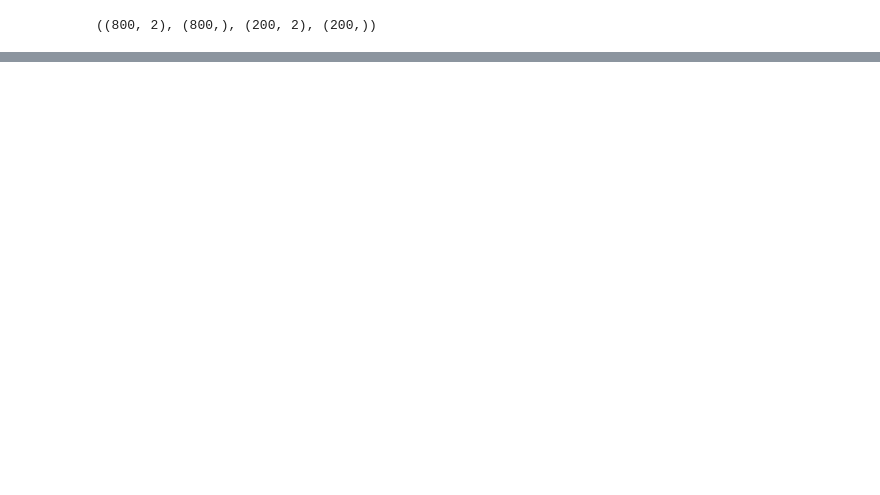
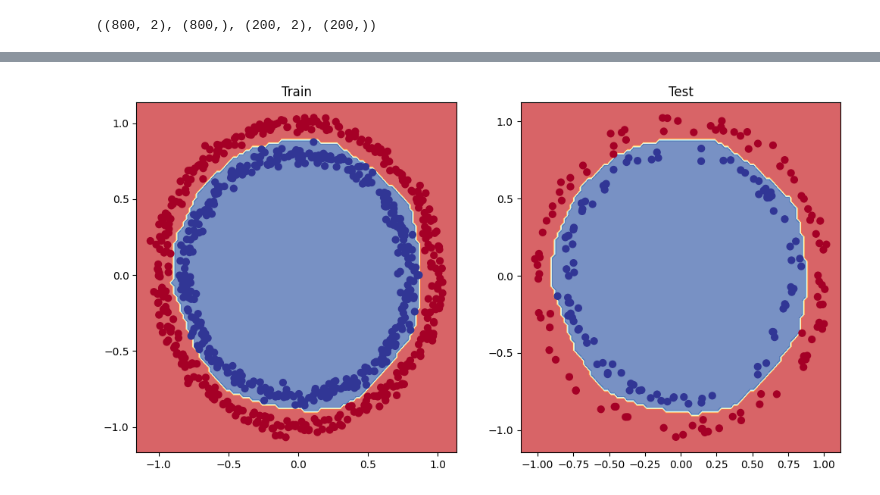
Before and after one commit to pravincoder/Fundamentals_tensorflow, a Jupyter notebook: Tensorflow_Neural_Network_Classification.ipynb, the cells around one changed output, grey strips where cells are left out. Saved outputs shown, nothing was run; the diff lists cells and outputs as text; code cells hidden in the pictures; blank space fills up the shorter version.

```diff
--- a/Tensorflow_Neural_Network_Classification.ipynb
+++ b/Tensorflow_Neural_Network_Classification.ipynb
@@ -307,3 +317,20 @@ X_test,y_test=X[800:],y[800:]
 (X_train.shape,y_train.shape,X_test.shape,y_test.shape)
 # %% [output]
 ((800, 2), (800,), (200, 2), (200,))
+# %%
+# Recreate a model on train data and evaluate on test data
+# Set seed
+tf.random.set_seed(42)
+
+# MOdel
+model_2 = tf.keras.Sequential([tf.keras.layers.Input(shape=(2,)),
+                               tf.keras.layers.Dense(20,activation='relu'),
+                               tf.keras.layers.Dense(10,activation='relu'),
+                               tf.keras.layers.Dense(1,activation='sigmoid')
+                               ],name='Model2')
+
+#Compile
+model_2.compile(loss='binary_crossentropy',optimizer=tf.keras.optimizers.Adam(lr=0.01),metrics=['accuracy'])
+
+#fit
+histroy=model_2.fit(X_train,y_train,epochs=50)
@@ -309,0 +380,11 @@ X_test,y_test=X[800:],y[800:]
+# %%
+#Plot the decision boundary for trqin and test set
+plt.figure(figsize=(12,6))
+plt.subplot(1,2,1) # (rows,colm,1st val)
+plt.title('Train')
+plot_decision_boundary(model_2,X_train,y_train)
+plt.subplot(1,2,2) # (rows,colm,2nd val)
+plt.title('Test')
+plot_decision_boundary(model_2,X_test,y_test)
+plt.show()
+# %% [output]
@@ -309,0 +395 @@ X_test,y_test=X[800:],y[800:]
+[figure, added]
```
Also changed, not shown: parts of 17 cells of this notebook.
